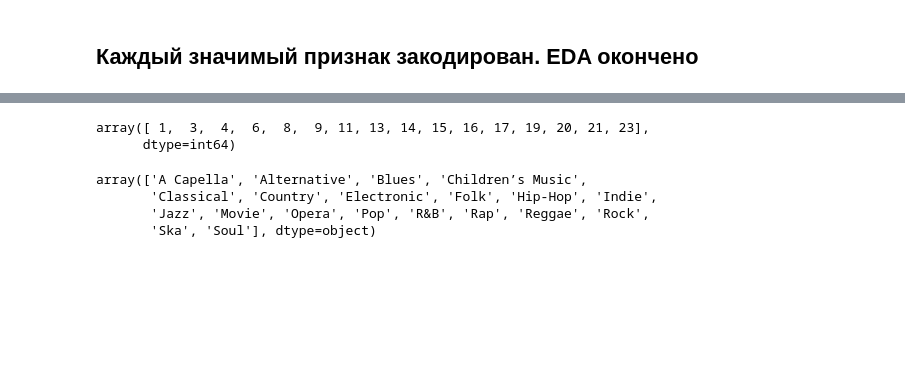
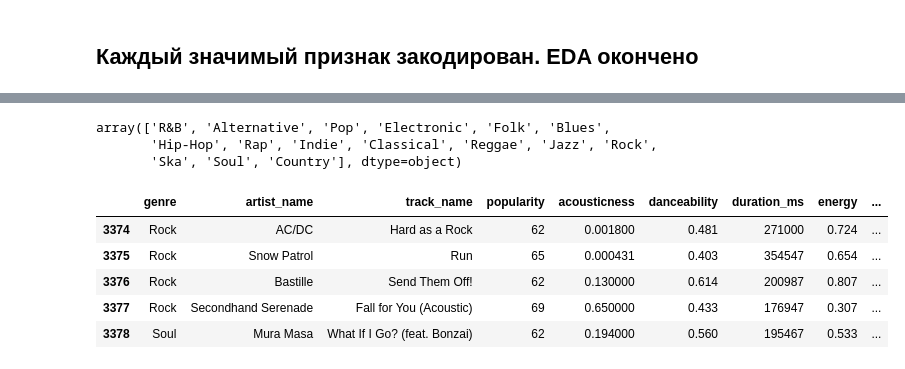
Before and after one commit to blackfyz00/project_5sem, a Jupyter notebook: doeda.ipynb, the cells around one changed output, grey strips where cells are left out. Drawn from its saved outputs; the diff is of its cells as text; code cells hidden in the pictures; blank space fills up the shorter version.

```diff
--- a/doeda.ipynb
+++ b/doeda.ipynb
@@ -222,16 +227,10 @@ eda = music_eda(data)
 
 eda.do_encodingfull()
 
-# Сохраняем пропорции по колонке 'genre_name'
-fraction = 0.17
+# Сохраняем пропорции по колонке
+fraction = 0.3
 eda.data = eda.data.groupby('genre', group_keys=False).apply(
     lambda x: x.sample(frac=fraction, random_state=42)
 ).reset_index(drop=True)
+
+data = eda.data
-# %%
-data = eda.data
-eda.data = original_data
-eda.do_encodingsoft()
-eda.data = eda.data.groupby('genre', group_keys=False).apply(
-    lambda x: x.sample(frac=fraction, random_state=42)
-).reset_index(drop=True)
-original_data = eda.data
@@ -238,3 +242,11 @@ original_data = eda.data
+# %%
+original_data = original_data.drop_duplicates(subset=['track_id'])
+
+# Получаем множество track_id из первого датасета (для быстрого поиска)
+allowed_track_ids = set(data['track_id'])
+
+# Фильтруем второй датасет, оставляя только те строки, где track_id есть в allowed_track_ids
+original_data = original_data[original_data['track_id'].isin(allowed_track_ids)]
 # %%
 data.info()
 # %% [output]
@@ -269,21 +272,34 @@ data.tail()
-# %%
-data['genre'].unique()
-# %% [output]
-array([ 1,  3,  4,  6,  8,  9, 11, 13, 14, 15, 16, 17, 19, 20, 21, 23],
-      dtype=int64)
-# %%
-original_data['genre'].unique()
-# %% [output]
-array(['A Capella', 'Alternative', 'Blues', 'Children’s Music',
-       'Classical', 'Country', 'Electronic', 'Folk', 'Hip-Hop', 'Indie',
-       'Jazz', 'Movie', 'Opera', 'Pop', 'R&B', 'Rap', 'Reggae', 'Rock',
-       'Ska', 'Soul'], dtype=object)
 # %%
+import pandas as pd
+
+# Шаг 1: Собрать все уникальные track_id из ОБОИХ датасетов
+all_track_ids = pd.concat([data['track_id'], original_data['track_id']]).unique()
+
+# Шаг 2: Создать маппинг track_id → item_id (начиная с 0 или 1)
+track_to_item = {track_id: idx for idx, track_id in enumerate(all_track_ids)}  # начнёт с 0
+
+# Шаг 3: Применить маппинг к обоим датасетам
+data['item_id'] = data['track_id'].map(track_to_item)
+original_data['item_id'] = original_data['track_id'].map(track_to_item)
+
+# Шаг 4: Удалить track_id и сбросить индекс (если нужно)
 data = data.drop(columns=['track_id']).reset_index(drop=True)
-data['item_id'] = range(len(data))  # или range(1, len(data)+1)
-
 original_data = original_data.drop(columns=['track_id']).reset_index(drop=True)
-original_data['item_id'] = range(len(original_data))
+# %%
+original_data['genre'].unique()
+# %% [output]
+array(['R&B', 'Alternative', 'Pop', 'Electronic', 'Folk', 'Blues',
+       'Hip-Hop', 'Rap', 'Indie', 'Classical', 'Reggae', 'Jazz', 'Rock',
+       'Ska', 'Soul', 'Country'], dtype=object)
+# %%
+original_data.tail()
+# %% [output]
+|  | genre | artist_name | track_name | popularity | acousticness | danceability | duration_ms | energy | ... |
+| 3374 | Rock | AC/DC | Hard as a Rock | 62 | 0.001800 | 0.481 | 271000 | 0.724 | ... |
+| 3375 | Rock | Snow Patrol | Run | 65 | 0.000431 | 0.403 | 354547 | 0.654 | ... |
+| 3376 | Rock | Bastille | Send Them Off! | 62 | 0.130000 | 0.614 | 200987 | 0.807 | ... |
+| 3377 | Rock | Secondhand Serenade | Fall for You (Acoustic) | 69 | 0.650000 | 0.433 | 176947 | 0.307 | ... |
+| 3378 | Soul | Mura Masa | What If I Go? (feat. Bonzai) | 62 | 0.194000 | 0.560 | 195467 | 0.533 | ... |
 # %%
 data.to_csv('edadata.csv', index=False)
 original_data.to_csv('newdata.csv', index=False)
```
Also changed, not shown: parts of 6 cells of this notebook, 35 other files.
